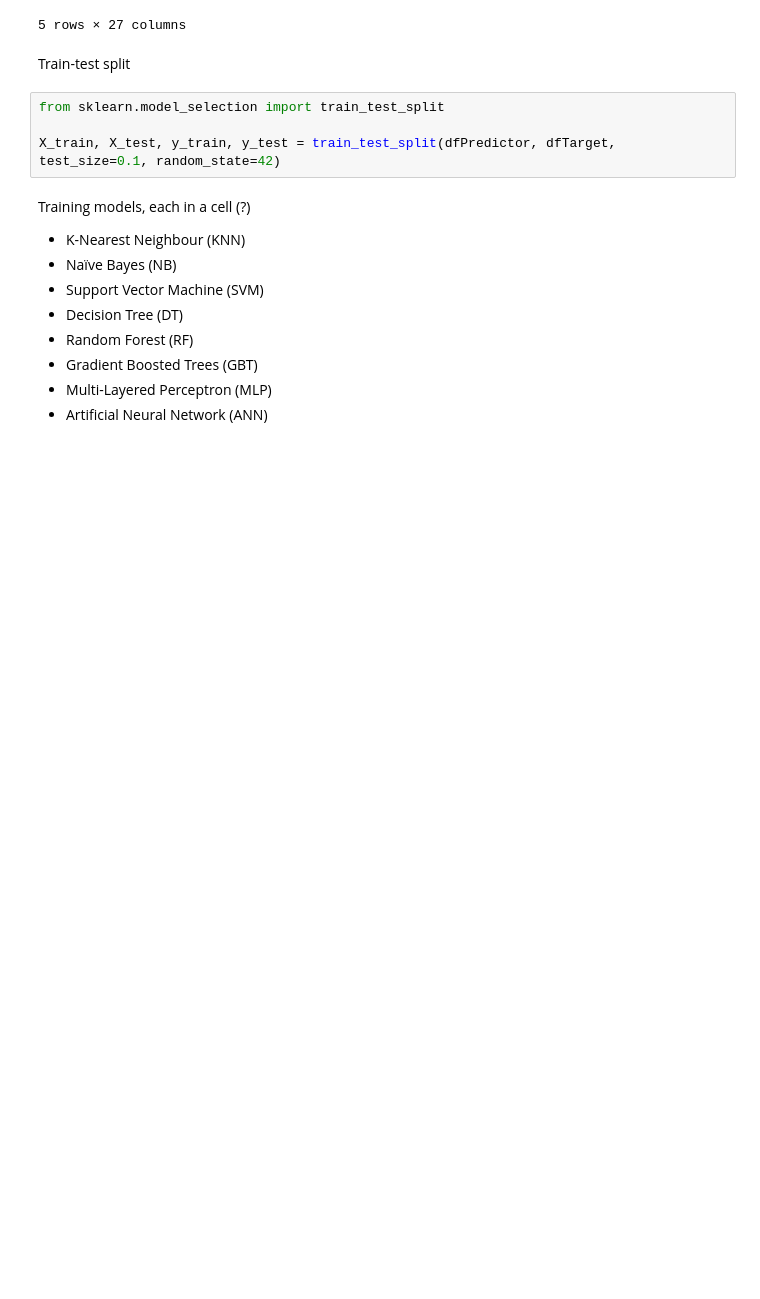
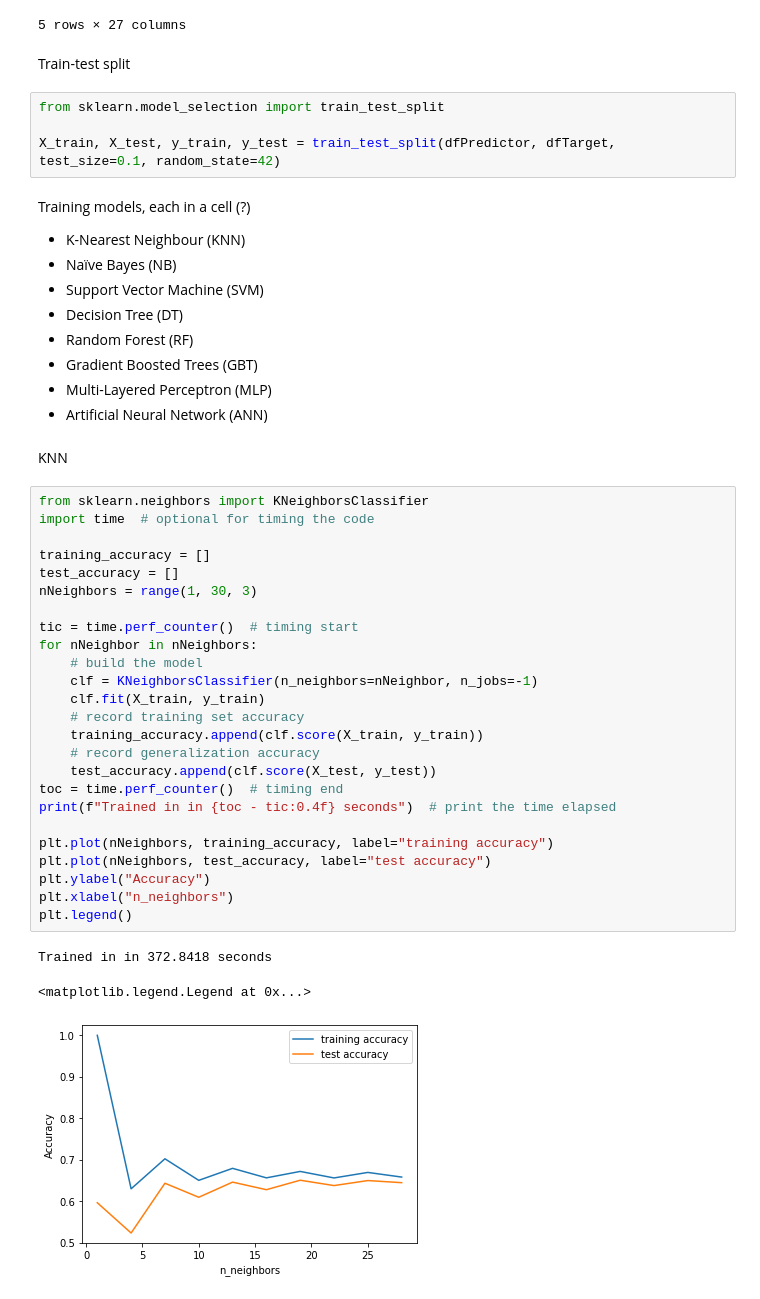
Before and after one commit to DMAgit/Thesis-BSc-Tilburg, a Jupyter notebook: main.ipynb, the cells around one changed output. Saved outputs shown, nothing was run; the diff lists cells and outputs as text; blank space fills up the shorter version.

```diff
--- a/main.ipynb
+++ b/main.ipynb
@@ -92,3 +92,34 @@ Training models, each in a cell (?)
 * Gradient Boosted Trees (GBT)
 * Multi-Layered Perceptron (MLP)
 * Artificial Neural Network (ANN)
+# %% [markdown]
+KNN
+# %%
+from sklearn.neighbors import KNeighborsClassifier
+import time  # optional for timing the code
+
+training_accuracy = []
+test_accuracy = []
+nNeighbors = range(1, 30, 3)
+
+tic = time.perf_counter()  # timing start
+for nNeighbor in nNeighbors:
+    # build the model
+    clf = KNeighborsClassifier(n_neighbors=nNeighbor, n_jobs=-1)
+    clf.fit(X_train, y_train)
+    # record training set accuracy
+    training_accuracy.append(clf.score(X_train, y_train))
+    # record generalization accuracy
+    test_accuracy.append(clf.score(X_test, y_test))
+toc = time.perf_counter()  # timing end
+print(f"Trained in in {toc - tic:0.4f} seconds")  # print the time elapsed
+
+plt.plot(nNeighbors, training_accuracy, label="training accuracy")
+plt.plot(nNeighbors, test_accuracy, label="test accuracy")
+plt.ylabel("Accuracy")
+plt.xlabel("n_neighbors")
+plt.legend()
+# %% [output]
+Trained in in 372.8418 seconds
+<matplotlib.legend.Legend at 0x...>
+[figure, added]
```
Also changed, not shown: parts of 1 cell of this notebook.
